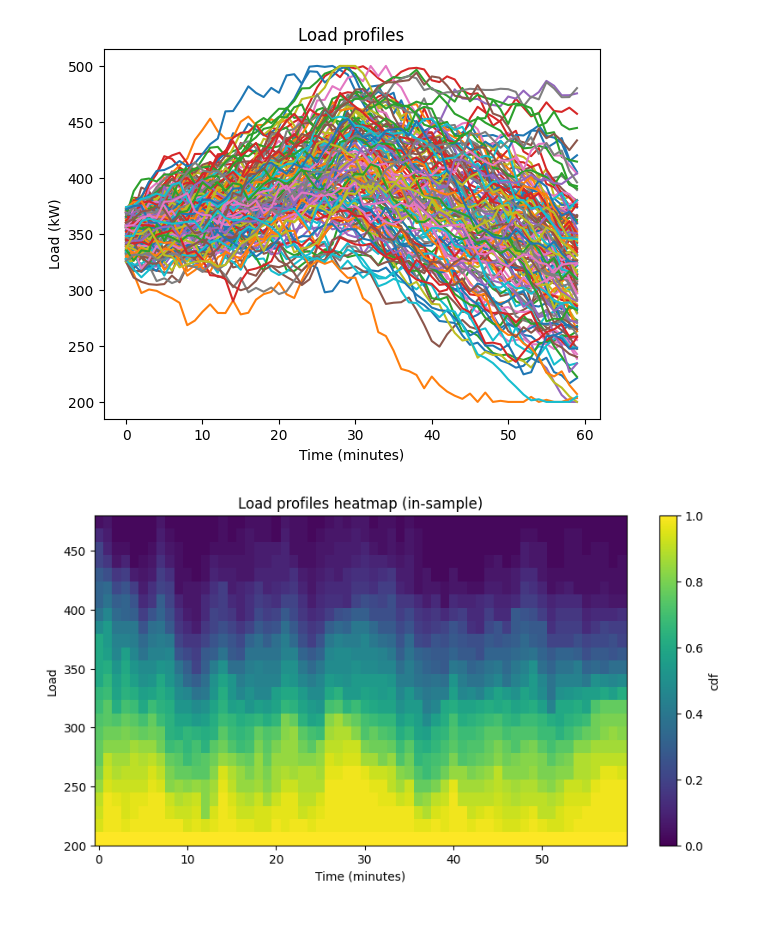
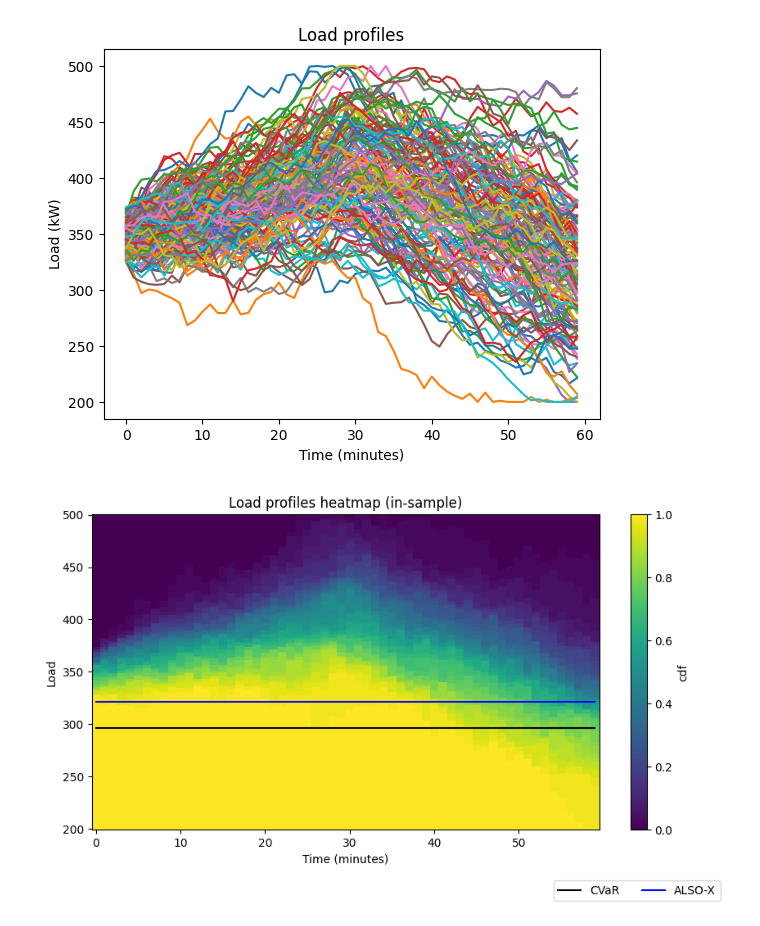
Before and after one commit to Max-f123/Renewables_in_Electricity_Markets, a Jupyter notebook: Assignment2/Task2/load_profile_generator.ipynb, the cells around one changed output. Drawn from its saved outputs; the diff is of its cells as text; code cells hidden in the pictures.

Commit message:
Heatmap updated

```diff
--- a/Assignment2/Task2/load_profile_generator.ipynb
+++ b/Assignment2/Task2/load_profile_generator.ipynb
@@ -69,3 +69,4 @@ n_in_sample = 50
 #select first 50 columns
 in_sample_profiles = load_profiles.iloc[:, :n_in_sample]
 out_of_sample_profiles = load_profiles.iloc[:, n_in_sample:]
+counter = np.arange(200, 501, 1)
@@ -112,29 +73,48 @@ out_sample_hist_df = out_sample_hist_df / out_sample_hist_df.max()
+# %%
+def get_histogram(data):
+
+    selfmade_df = pd.DataFrame(counter, columns=['load'])
+
+    for minute in range(60):
+        #make list with zeros and length of counter
+        column_list = np.zeros(len(counter))
+        for step in range(len(column_list)):
+            for i in range(data.shape[1]):
+                if data.iloc[minute, i] >= counter[step]:
+                    column_list[step] += 1
+        selfmade_df[minute] = column_list
+
+    selfmade_df = selfmade_df.set_index('load')
+    selfmade_df = selfmade_df/selfmade_df.max()
+    return selfmade_df
 # %%
+in_sample_hist_df = get_histogram(in_sample_profiles)
+
 # make data with uneven sampling in x
 x = range(0, 60, 1)
-X, Y = np.meshgrid(x, borders)
+X, Y = np.meshgrid(x, counter)
 Z = in_sample_hist_df.values
 # plot
 fig, ax = plt.subplots(figsize=(10, 5))
 
 c = ax.pcolormesh(X, Y, Z, vmin=0, vmax=1.0)
 plt.xlabel('Time (minutes)')
 plt.ylabel('Load')
 plt.title('Load profiles heatmap (in-sample)')
 Also_X = 321.7965945853627
 C_Var = 296.4980071934071
 #make vector of 291 value vector
 cvar_value = np.linspace(C_Var, C_Var, 60)
 alsox_value = np.linspace(Also_X, Also_X, 60)
 
 #plt.plot(x, mean_load, color='red')
-#plt.plot(x, cvar_value , color='black', label='CVaR')
-#plt.plot(x, alsox_value , color='blue', label='ALSO-X')
-#fig.legend(bbox_to_anchor=(0.9, 0.0), ncols=3)
+plt.plot(x, cvar_value , color='black', label='CVaR')
+plt.plot(x, alsox_value , color='blue', label='ALSO-X')
+fig.legend(bbox_to_anchor=(0.9, 0.0), ncols=3)
 
 fig.colorbar(c, ax=ax, label='cdf')
 
 plt.show()
 # %% [output]
-[figure, old version]
+[figure, new version]
 # %%
```
Also changed, not shown: parts of 2 cells of this notebook, 3 other files.
